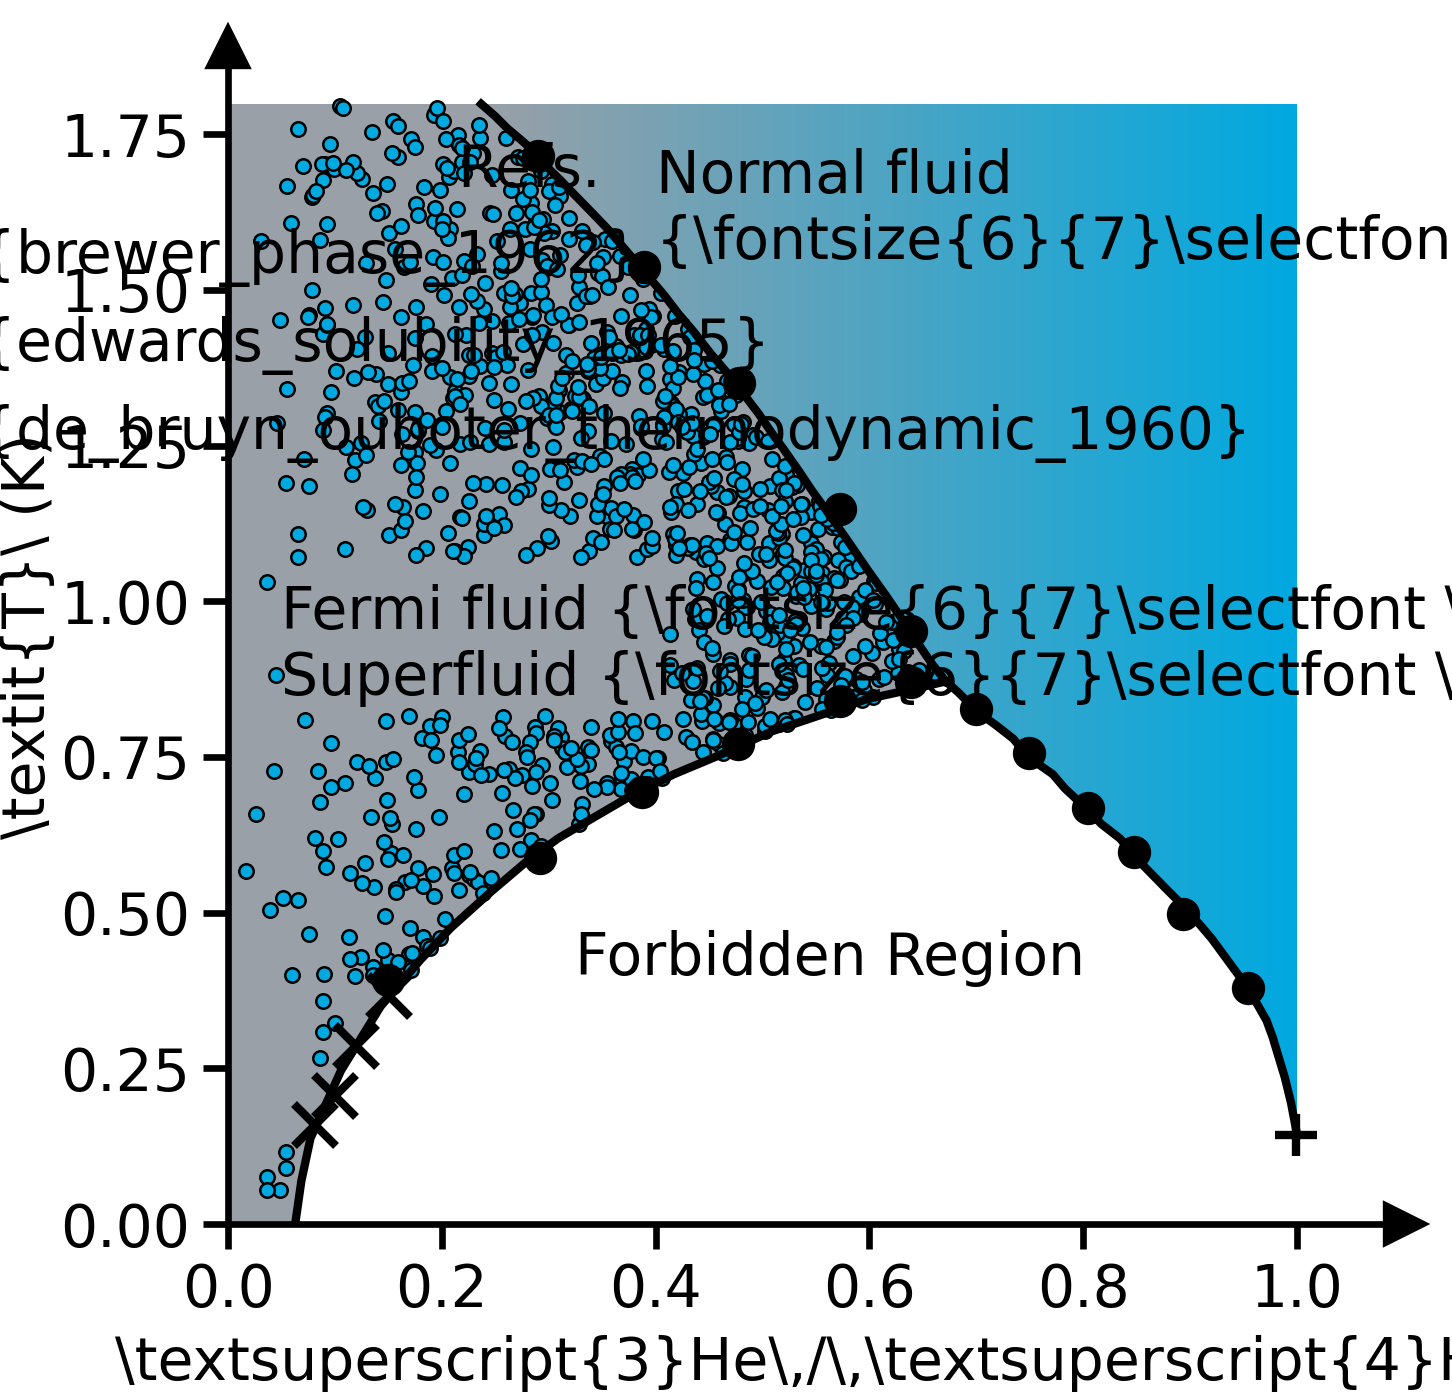
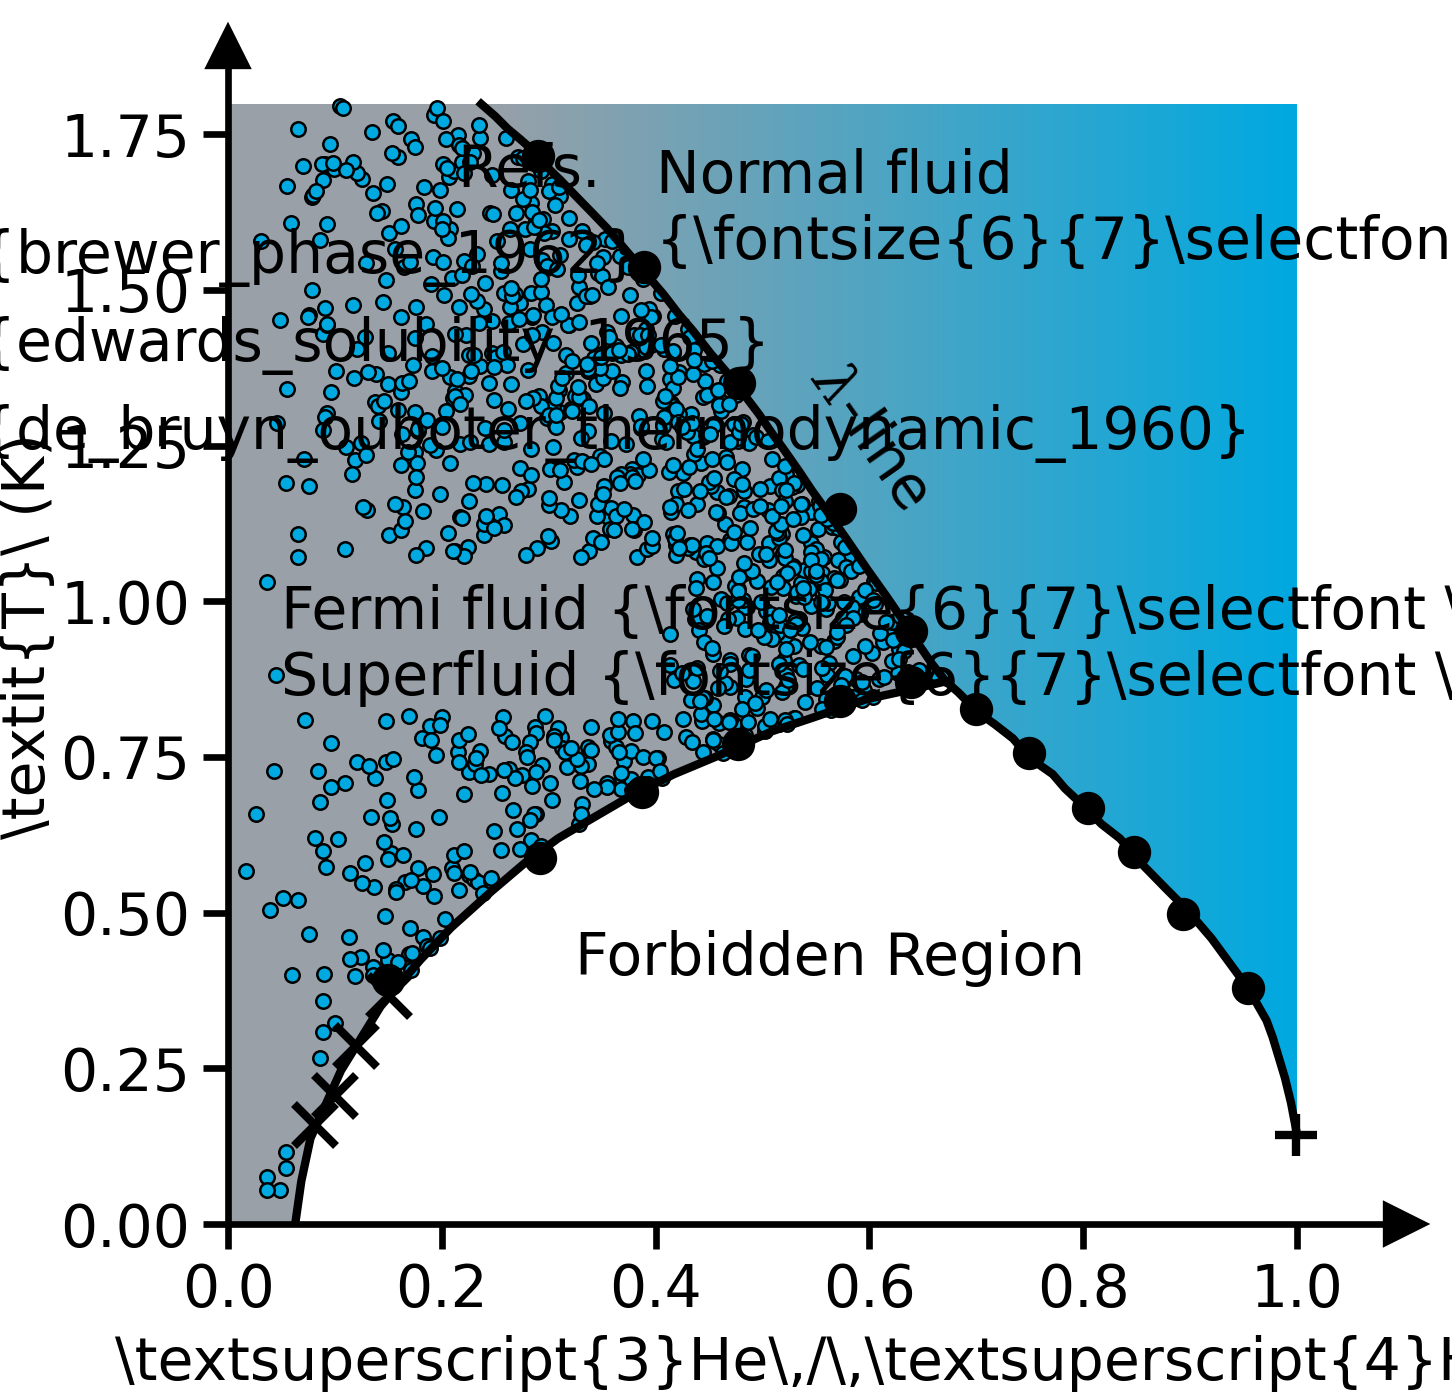
Code edit (unified diff) that turned the first committed figure into the second:
--- before
+++ after
@@ -6,4 +6,5 @@
 
 import matplotlib as mpl
+from numpy import angle
 
 mpl.rcParams.update(
@@ -156,4 +157,18 @@
 )
 
+ax.annotate(
+    "$\\lambda$-line",
+    xy=(0.535, 1.15),
+    rotation=-55,
+    fontsize=7,
+)
+
+# ax.annotate(
+#     "dilution-line",
+#     xy=(0.72, 0.55),
+#     rotation=-41.5,
+#     fontsize=7,
+# )
+
 ax.set_ylim(0, None)
 

Commit: .